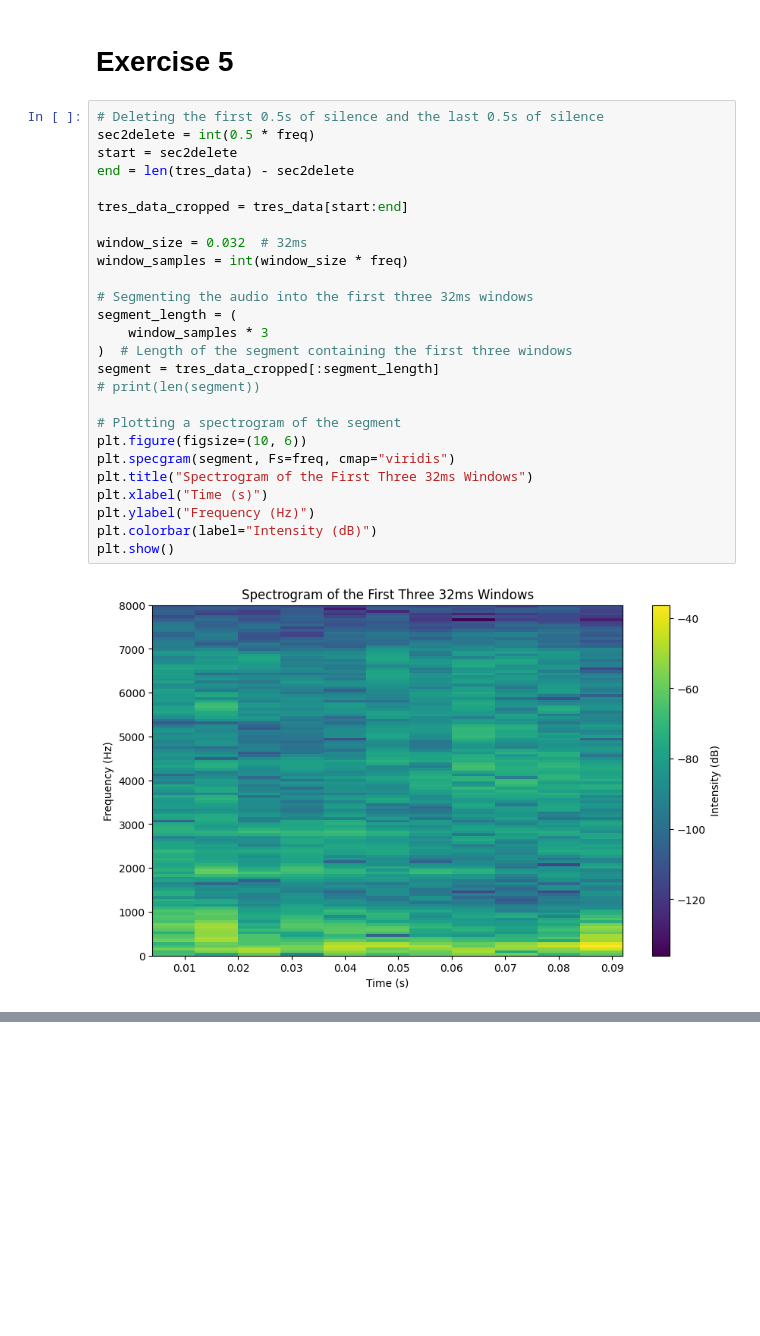
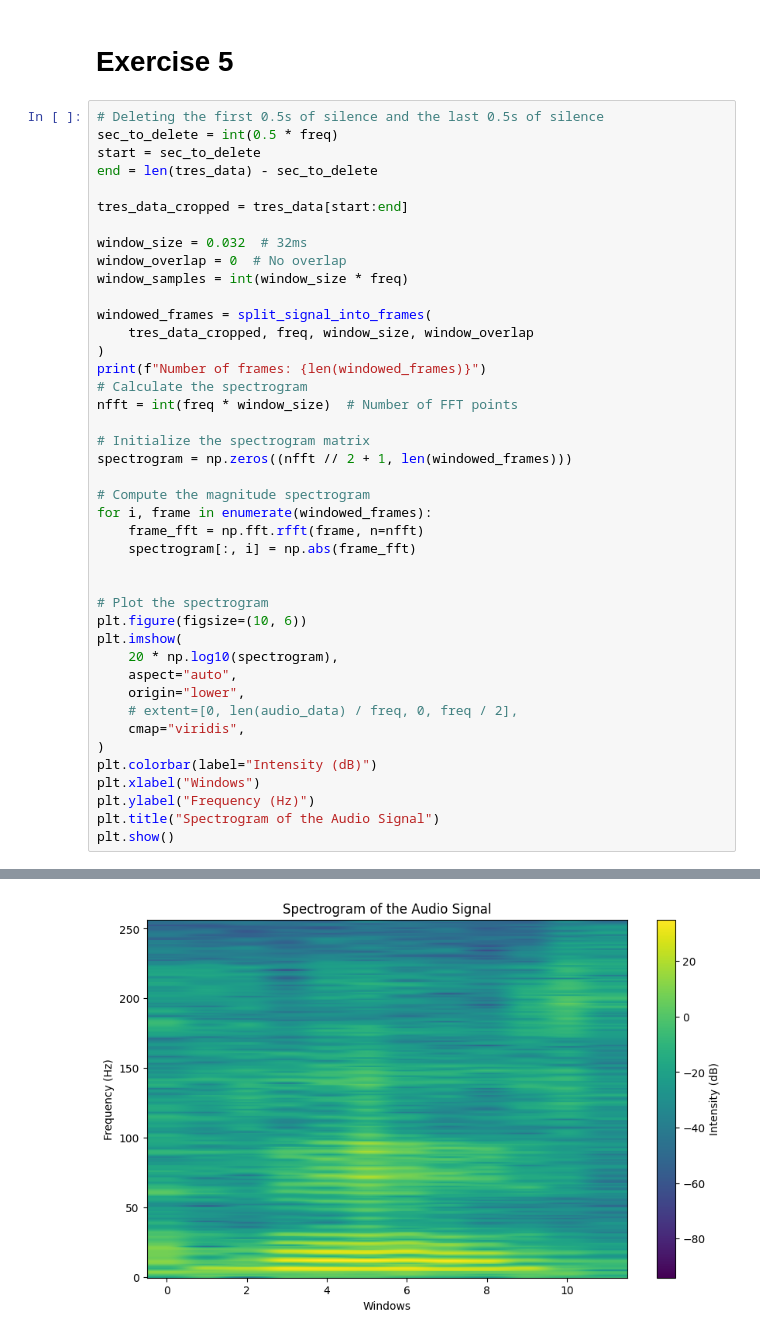
Before and after one commit to carlosedm10/college, a Jupyter notebook: TDS/P2/Prac2.ipynb, the cells around one changed output, grey strips where cells are left out. Cells and saved outputs as stored; diff of their text form; blank space fills up the shorter version.

```diff
--- a/TDS/P2/Prac2.ipynb
+++ b/TDS/P2/Prac2.ipynb
@@ -242,31 +246,46 @@ The average difference between the peaks is: nan Hz
 With a standard deviation of: nan Hz
 # %% [markdown]
 # Exercise 5
-# %%
-# Deleting the first 0.5s of silence and the last 0.5s of silence
-sec2delete = int(0.5 * freq)
-start = sec2delete
-end = len(tres_data) - sec2delete
-
-tres_data_cropped = tres_data[start:end]
-
-window_size = 0.032  # 32ms
-window_samples = int(window_size * freq)
-
-# Segmenting the audio into the first three 32ms windows
-segment_length = (
-    window_samples * 3
-)  # Length of the segment containing the first three windows
-segment = tres_data_cropped[:segment_length]
-# print(len(segment))
-
-# Plotting a spectrogram of the segment
-plt.figure(figsize=(10, 6))
-plt.specgram(segment, Fs=freq, cmap="viridis")
-plt.title("Spectrogram of the First Three 32ms Windows")
-plt.xlabel("Time (s)")
-plt.ylabel("Frequency (Hz)")
-plt.colorbar(label="Intensity (dB)")
-plt.show()
-# %% [output]
-[figure, removed]
+# %%
+# Deleting the first 0.5s of silence and the last 0.5s of silence
+sec_to_delete = int(0.5 * freq)
+start = sec_to_delete
+end = len(tres_data) - sec_to_delete
+
+tres_data_cropped = tres_data[start:end]
+
+window_size = 0.032  # 32ms
+window_overlap = 0  # No overlap
+window_samples = int(window_size * freq)
+
+windowed_frames = split_signal_into_frames(
+    tres_data_cropped, freq, window_size, window_overlap
+)
+print(f"Number of frames: {len(windowed_frames)}")
+# Calculate the spectrogram
+nfft = int(freq * window_size)  # Number of FFT points
+
+# Initialize the spectrogram matrix
+spectrogram = np.zeros((nfft // 2 + 1, len(windowed_frames)))
+
+# Compute the magnitude spectrogram
+for i, frame in enumerate(windowed_frames):
+    frame_fft = np.fft.rfft(frame, n=nfft)
+    spectrogram[:, i] = np.abs(frame_fft)
+
+
+# Plot the spectrogram
+plt.figure(figsize=(10, 6))
+plt.imshow(
+    20 * np.log10(spectrogram),
+    aspect="auto",
+    origin="lower",
+    # extent=[0, len(audio_data) / freq, 0, freq / 2],
+    cmap="viridis",
+)
+plt.colorbar(label="Intensity (dB)")
+plt.xlabel("Windows")
+plt.ylabel("Frequency (Hz)")
+plt.title("Spectrogram of the Audio Signal")
+plt.show()
+# %% [output]
@@ -272,0 +293 @@ plt.show()
+[figure, added]
```
Also changed, not shown: parts of 4 cells of this notebook, 1 other file.
